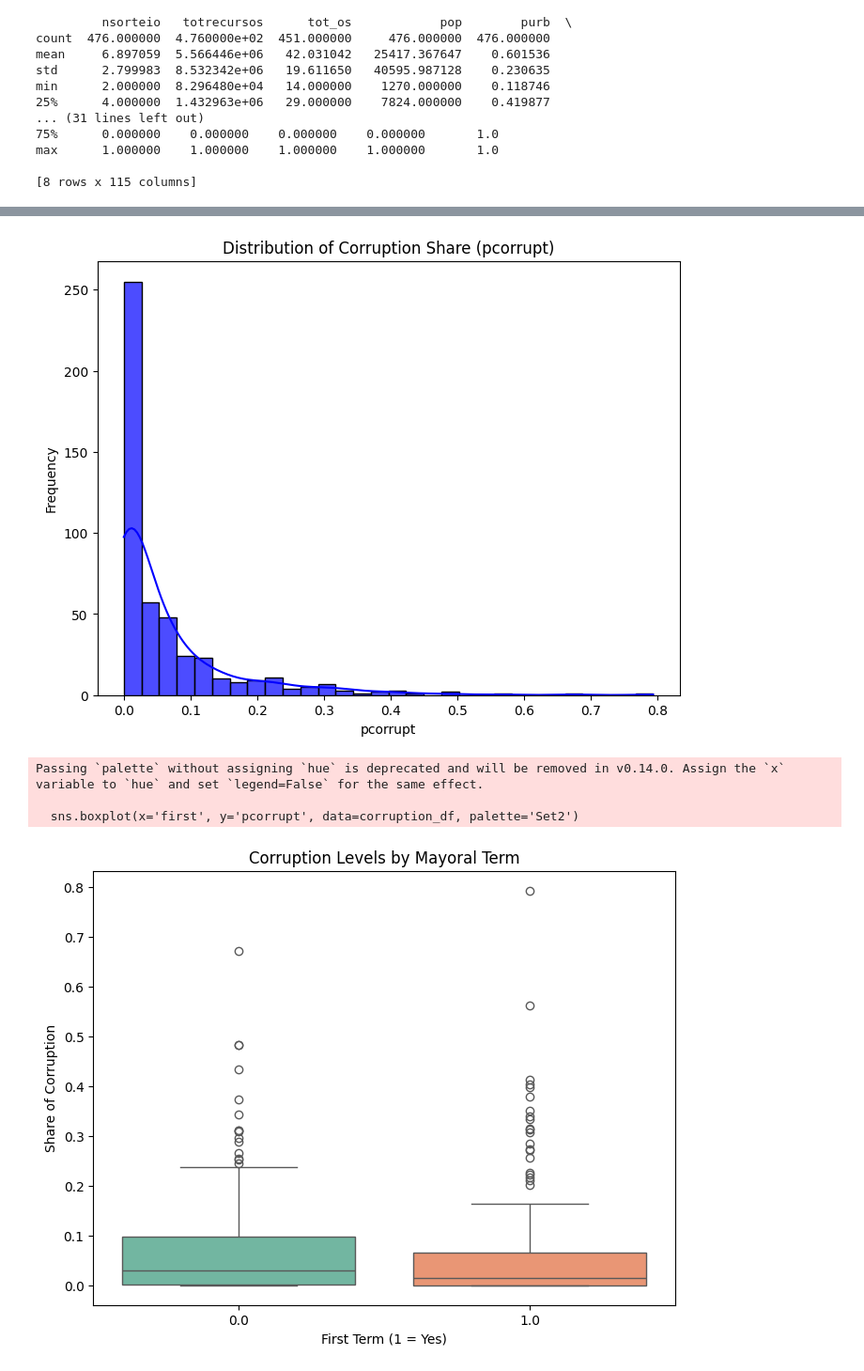
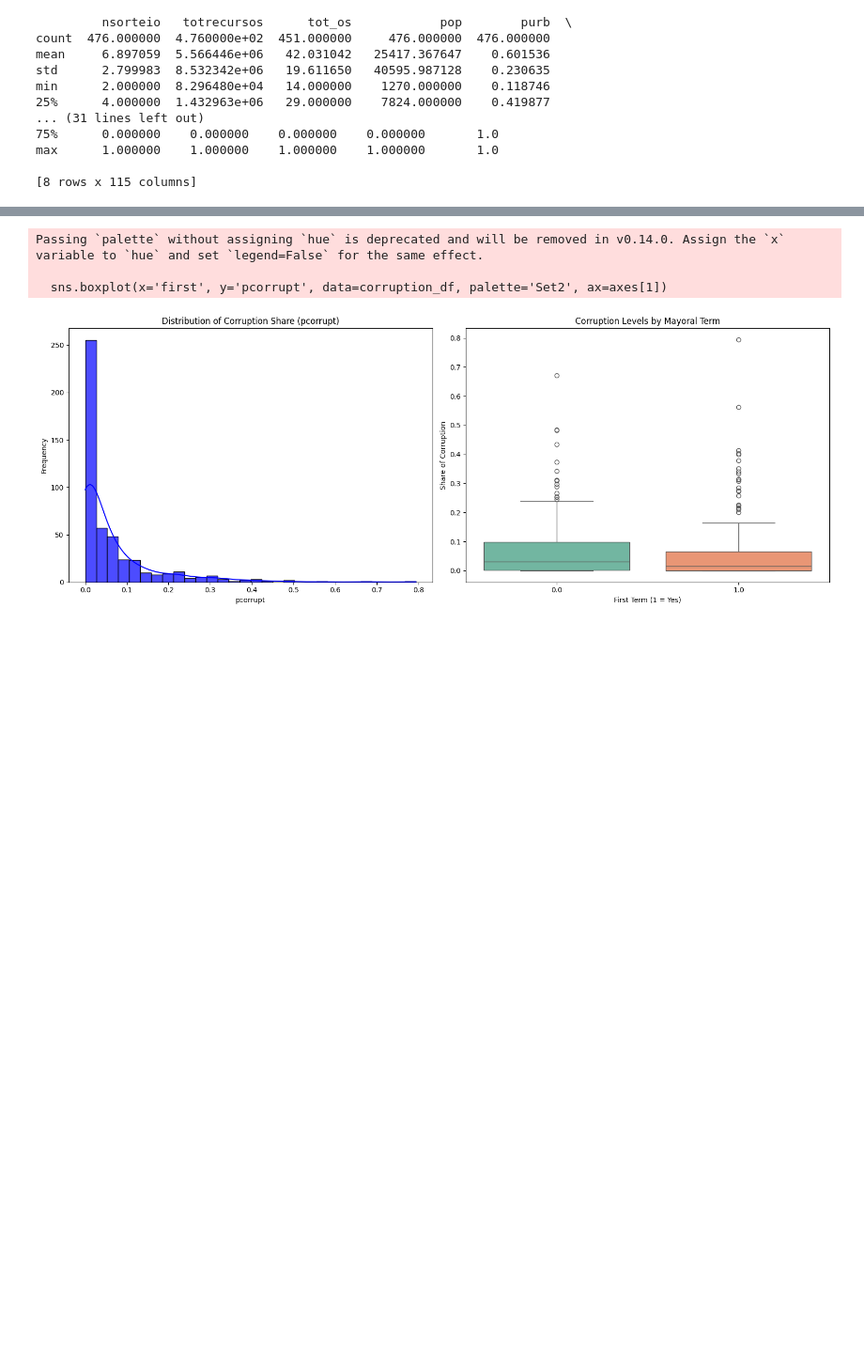
Before and after one commit to TestonMonday/ECON4140, a Jupyter notebook: priliminary analysis.ipynb, the cells around one changed output, grey strips where cells are left out. Shown: that part at 94% size. Cells and saved outputs as stored; diff of their text form; code cells hidden in the pictures; blank space fills up the shorter version.

```diff
--- a/priliminary analysis.ipynb
+++ b/priliminary analysis.ipynb
@@ -63,34 +67,25 @@ print(grouped_stats)
 # %%
 import matplotlib.ticker as ticker
 
+fig, axes = plt.subplots(1, 2, figsize=(16, 6))  # 1 row, 2 columns
+
 # Histogram of corruption measures
-plt.figure(figsize=(8, 6))
-sns.histplot(corruption_df['pcorrupt'], bins=30, kde=True, color='blue', alpha=0.7)
-plt.title('Distribution of Corruption Share (pcorrupt)')
-plt.xlabel('pcorrupt')
-plt.ylabel('Frequency')
-plt.show()
+sns.histplot(corruption_df['pcorrupt'], bins=30, kde=True, color='blue', alpha=0.7, ax=axes[0])
+axes[0].set_title('Distribution of Corruption Share (pcorrupt)')
+axes[0].set_xlabel('pcorrupt')
+axes[0].set_ylabel('Frequency')
 
 # Boxplot of corruption measures by treatment
-plt.figure(figsize=(8, 6))
-sns.boxplot(x='first', y='pcorrupt', data=corruption_df, palette='Set2')
-plt.title('Corruption Levels by Mayoral Term')
-plt.xlabel('First Term (1 = Yes)')
-plt.ylabel('Share of Corruption')
+sns.boxplot(x='first', y='pcorrupt', data=corruption_df, palette='Set2', ax=axes[1])
+axes[1].set_title('Corruption Levels by Mayoral Term')
+axes[1].set_xlabel('First Term (1 = Yes)')
+axes[1].set_ylabel('Share of Corruption')
+
+# Adjust layout and display
+plt.tight_layout()
 plt.show()
-
-# Scatterplot of a covariate (e.g., log_gdp_pc) vs. corruption
-plt.figure(figsize=(8, 6))
-sns.scatterplot(x='lpib02', y='pcorrupt', hue='first', data=corruption_df, alpha=0.6)
-sns.regplot(x='lpib02', y='pcorrupt', data=corruption_df, scatter=False, color='red')
-plt.title('Log GDP per Capita vs. Corruption Share')
-plt.xlabel('Log GDP per Capita')
-plt.ylabel('Share of Corruption')
-plt.legend(title='First Term')
-plt.show()
 # %% [output]
+Passing `palette` without assigning `hue` is deprecated and will be removed in v0.14.0. Assign the `x` variable to `hue` and set `legend=False` for the same effect.
+
+  sns.boxplot(x='first', y='pcorrupt', data=corruption_df, palette='Set2', ax=axes[1])
-[figure, old version]
+[figure, new version]
-Passing `palette` without assigning `hue` is deprecated and will be removed in v0.14.0. Assign the `x` variable to `hue` and set `legend=False` for the same effect.
-
-  sns.boxplot(x='first', y='pcorrupt', data=corruption_df, palette='Set2')
-[figure, removed]
```
Also changed, not shown: parts of 5 cells of this notebook, 1 other file.
